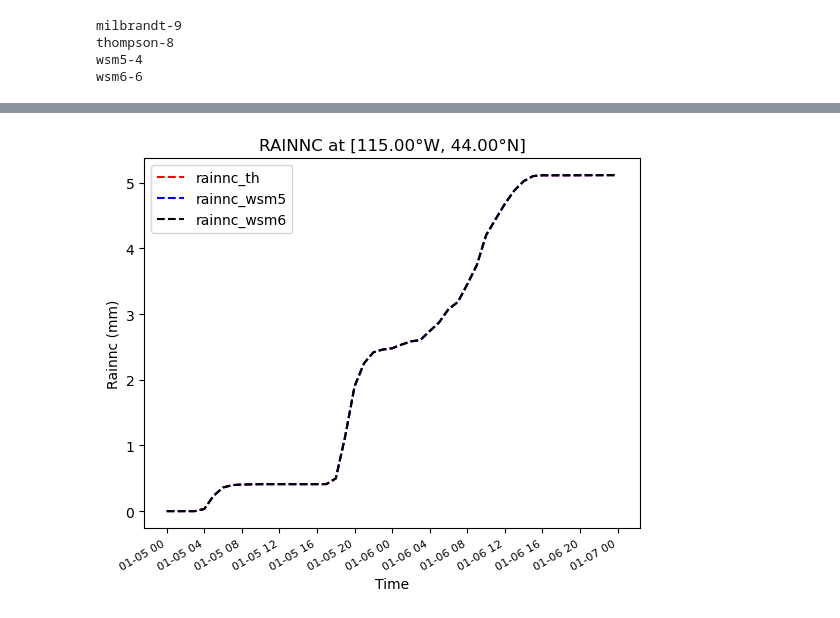
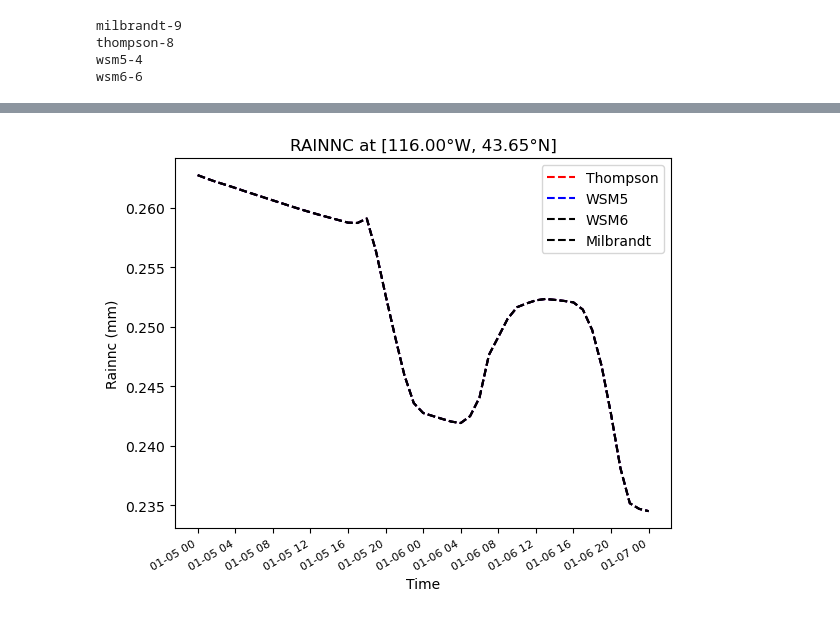
Before and after one commit to stanleyakor1/Python-tutorial, a Jupyter notebook: wrf-python/scheme.ipynb, the cells around one changed output, grey strips where cells are left out. Cells and saved outputs as stored; diff of their text form; code cells hidden in the pictures.

```diff
--- a/wrf-python/scheme.ipynb
+++ b/wrf-python/scheme.ipynb
@@ -126,8 +182,13 @@ th_wsm5 = get_res(dir_wsm6,"RAINNC")
+# %%
+th_rainnc = get_res(dir_thomp, "SNOWH")
+th_wsm6 = get_res(dir_wsm6, "SNOWH")
+th_wsm5 = get_res(dir_wsm5,"SNOWH")
+th_mil = get_res(dir_milb8,"SNOWH")
 # %%
 
-lat1 = 44.0
-lat2 = 44.0
-lon1 = -115.0
+lat1 = 43.64792811
+lat2 = -115.9897596
+lon1 = -116.0
 lon2 = -116.0
 # %%
 wrfin = Dataset(dir_thomp +'/wrfout_d02_2023-01-06_00:00:00')
@@ -138,27 +199,29 @@ x1, y1 = to_np(ll_to_xy(wrfin, lat1, lon1))
 rainnc_th = th_rainnc.sel(south_north=y1, west_east=x1)
 wsm5_th = th_wsm5.sel(south_north=y1, west_east=x1)
 wsm6_th= th_wsm6.sel(south_north=y1, west_east=x1)
+mil_th = th_mil.sel(south_north=y1, west_east=x1)
 # %%
 # Plot the line
-rainnc_th.plot.line('--', color='red',label='rainnc_th')
-wsm5_th.plot.line('--', color='blue', label='rainnc_wsm5')
-wsm6_th.plot.line('--', color='black', label='rainnc_wsm6')
+rainnc_th.plot.line('--', color='red',label='Thompson')
+wsm5_th.plot.line('--', color='blue', label='WSM5')
+wsm6_th.plot.line('--', color='black', label='WSM6')
+mil_th.plot.line('--', color='black', label='Milbrandt')
 # Customize x-axis labels
 
 plt.xlabel('Time')
 plt.ylabel('Rainnc (mm)')
 
 # # Set the y-axis limits
 # plt.ylim(p.min() - 10,p.max() + 10)  # Example limits, adjust as needed
 
 # Add legend
 plt.legend()
 # Add titles
 ax = plt.gca()
 ax.tick_params(axis='x', labelsize=8)
 ax.xaxis.set_major_locator(mdates.HourLocator(interval=4))
 plt.title("RAINNC at [{:.2f}°{}, {:.2f}°{}]".format(abs(lon1),\
         "W" if lon1 < 0 else "E", abs(lat1), "S" if lat1 < 0 else "N"))
 plt.show()
 # %% [output]
-[figure, old version]
+[figure, new version]
```
Also changed, not shown: parts of 8 cells of this notebook, 2 other files.
